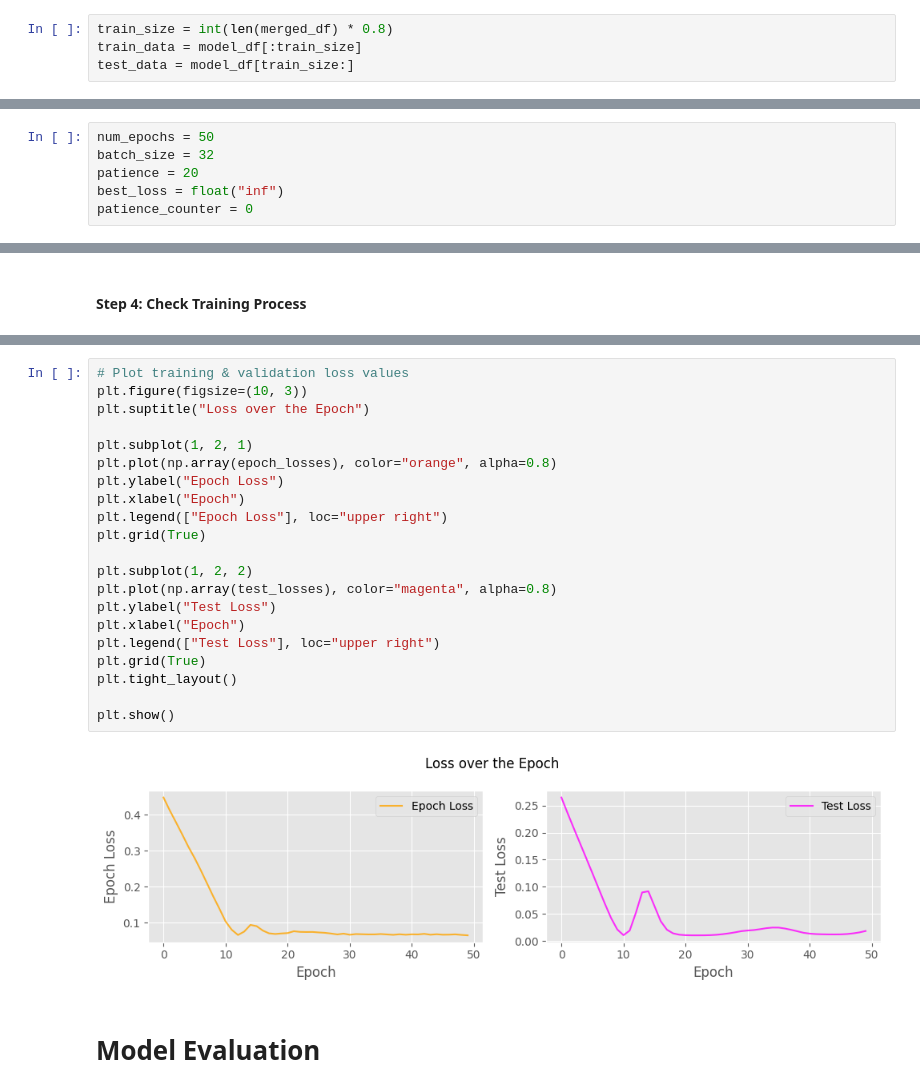
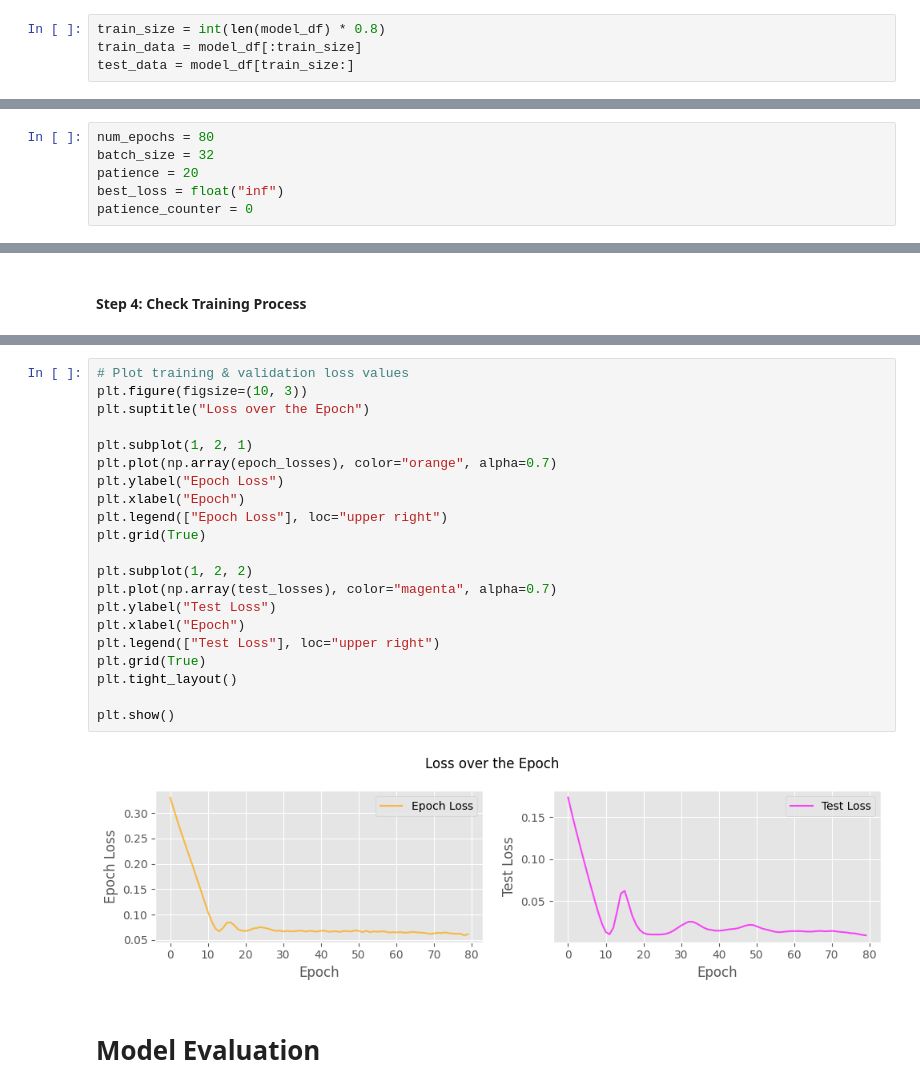
Before and after one commit to alfa-echo-niner-ait/loadlstm, a Jupyter notebook: final.ipynb, the cells around one changed output, grey strips where cells are left out. Drawn from its saved outputs; the diff is of its cells as text.

```diff
--- a/final.ipynb
+++ b/final.ipynb
@@ -146,7 +146,7 @@ plt.show()
 # %% [markdown]
 #### Step 2: Train-Test Split (80% training, 20% testing)
 # %%
-train_size = int(len(merged_df) * 0.8)
+train_size = int(len(model_df) * 0.8)
 train_data = model_df[:train_size]
 test_data = model_df[train_size:]
 # %%
@@ -248,7 +248,7 @@ tensor(0.)
 # %% [markdown]
 #### Step 3: Training loop
 # %%
-num_epochs = 50
+num_epochs = 80
 batch_size = 32
 patience = 20
 best_loss = float("inf")
@@ -319,26 +319,26 @@ Test            Min: 0.0103      Max: 0.2648
 # %%
 # Plot training & validation loss values
 plt.figure(figsize=(10, 3))
 plt.suptitle("Loss over the Epoch")
 
 plt.subplot(1, 2, 1)
-plt.plot(np.array(epoch_losses), color="orange", alpha=0.8)
+plt.plot(np.array(epoch_losses), color="orange", alpha=0.7)
 plt.ylabel("Epoch Loss")
 plt.xlabel("Epoch")
 plt.legend(["Epoch Loss"], loc="upper right")
 plt.grid(True)
 
 plt.subplot(1, 2, 2)
-plt.plot(np.array(test_losses), color="magenta", alpha=0.8)
+plt.plot(np.array(test_losses), color="magenta", alpha=0.7)
 plt.ylabel("Test Loss")
 plt.xlabel("Epoch")
 plt.legend(["Test Loss"], loc="upper right")
 plt.grid(True)
 plt.tight_layout()
 
 plt.show()
 # %% [output]
-[figure, old version]
+[figure, new version]
 # %% [markdown]
 # Model Evaluation
 # %%
```
Also changed, not shown: parts of 5 cells of this notebook, 6 other files.
